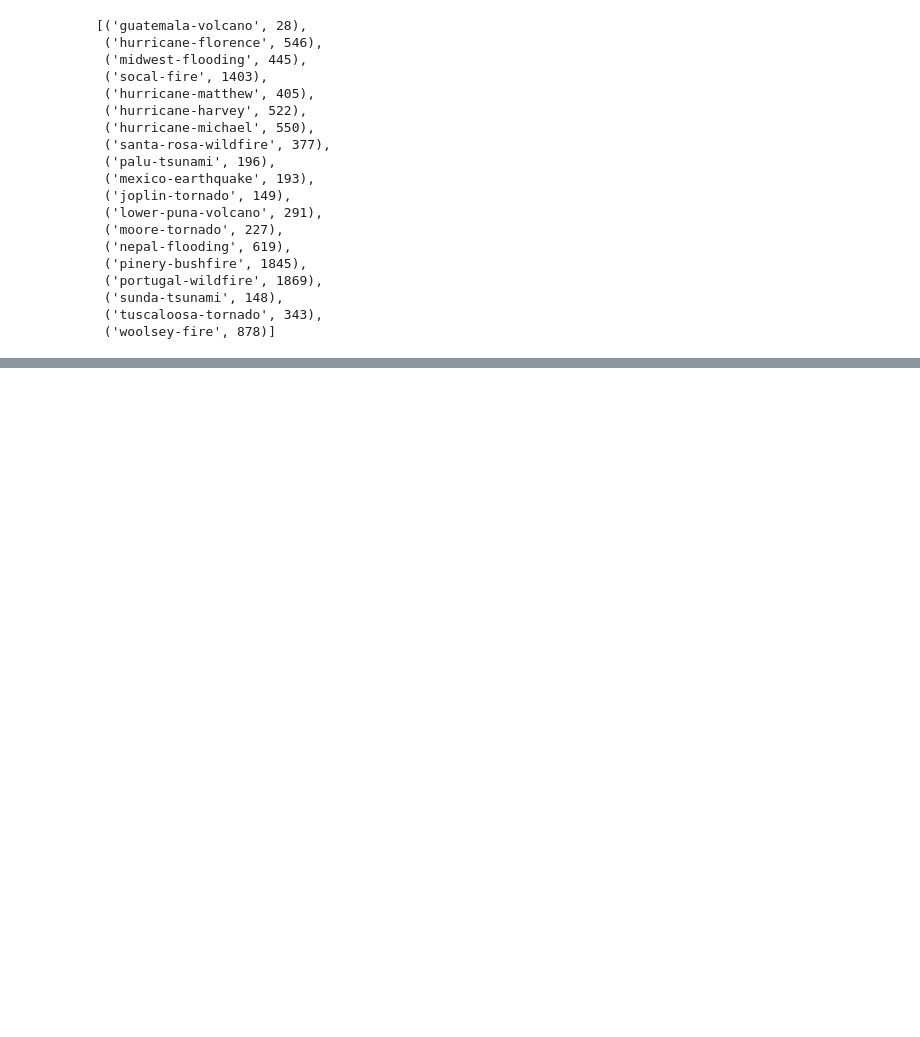
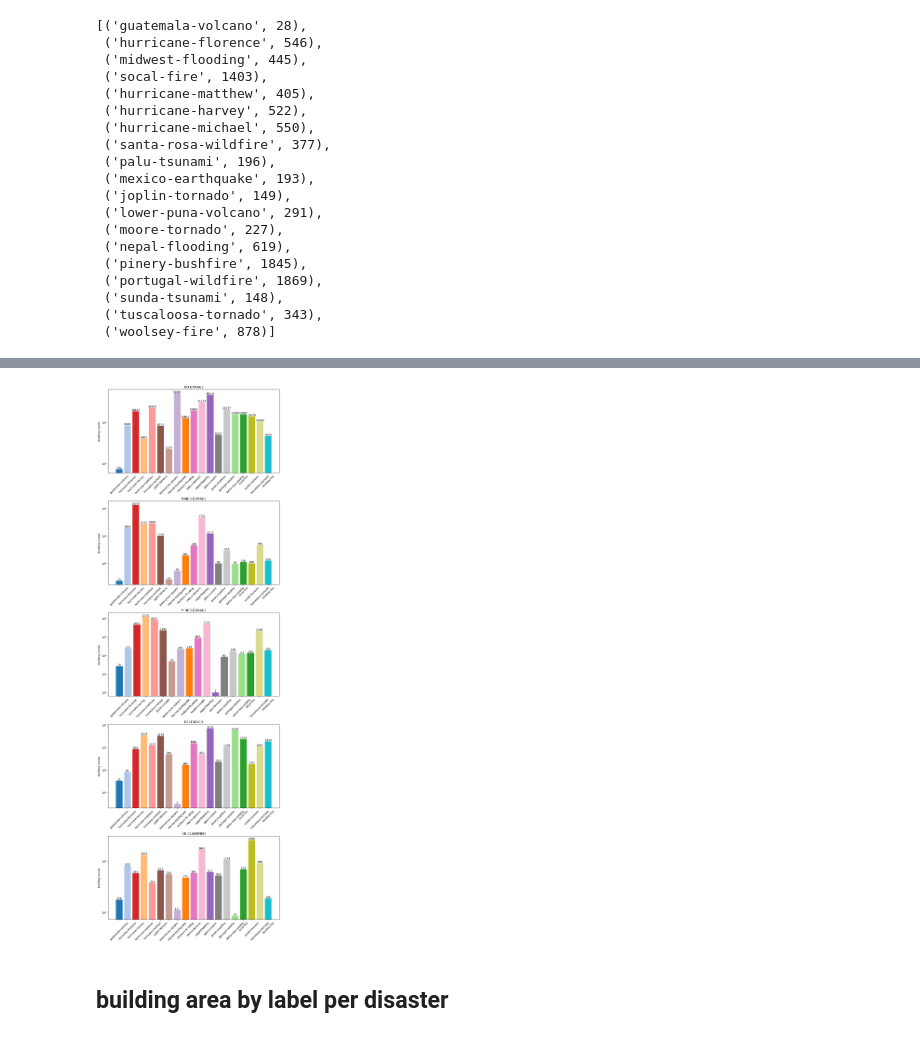
Before and after one commit to MrtC101/Thesis_DL_for_BDA, a Jupyter notebook: notebooks/1-Data_analisis.ipynb, the cells around one changed output, grey strips where cells are left out. Cells and saved outputs as stored; diff of their text form; code cells hidden in the pictures; blank space fills up the shorter version.

```diff
--- a/notebooks/1-Data_analisis.ipynb
+++ b/notebooks/1-Data_analisis.ipynb
@@ -89,0 +343,3 @@ for folder_path in path.get_folder_paths():
+# %%
+labels_per_disaster = dmg_df.value_counts(["labels","dis_id"])
+print("no-damage\n".upper(),labels_per_disaster['no-damage'])
@@ -89,0 +364,29 @@ for folder_path in path.get_folder_paths():
+# %%
+fig, axs = plt.subplots(len(labels), 1, figsize=(10, 6 * len(labels)), dpi=100)
+ax : axes.Axes
+colors = plt.colormaps['tab20']
+color_map = {label: colors(i) for i, label in enumerate(disasters)}
+
+for i, (ax, label) in enumerate(zip(axs, labels)):
+    curr_series : pd.Series = labels_per_disaster[label]
+    curr_series = curr_series.sort_index()
+    x = list(curr_series.index)
+    y = list(curr_series.values)
+    width = 0.8  # the width of the bars
+    for j, (lab, height) in enumerate(zip(x,y)):
+        ax.bar(j, height, width, color=color_map[lab], label=lab)
+        ax.text(j, height, f'{height:.0f}',
+                 ha='center', va='bottom')
+    ax.set_ylabel(f'Building counts')
+    ax.set_title(str(label).upper().replace("-"," "))
+    ax.set_xticks(range(len(x)))
+    ax.set_xticklabels(x, rotation=45)
+    ax.set_yscale('log')
+    #ax.legend(fontsize='small')
+
+fig.tight_layout()
+plt.show()
+# %% [output]
+[figure, added]
+# %% [markdown]
+## building area by label per disaster
```
Also changed, not shown: parts of 69 cells of this notebook, 5 other files.
